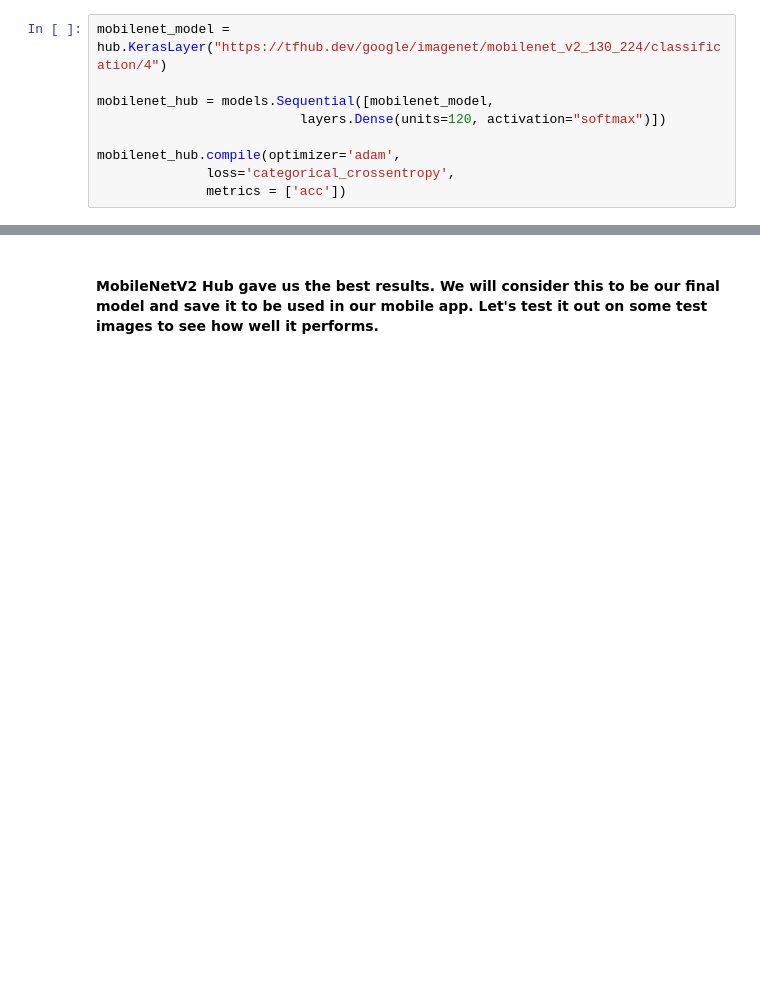
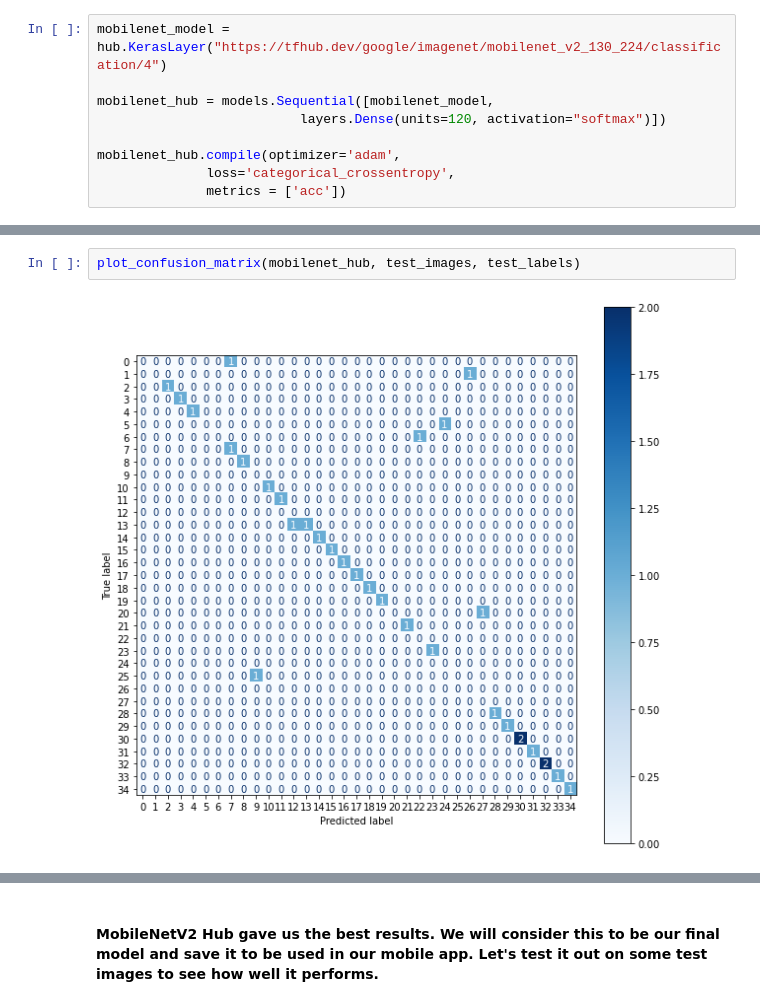
Before and after one commit to hannah-schurman/dog-breed-identification, a Jupyter notebook: dog_breed_classifier.ipynb, the cells around one changed output, grey strips where cells are left out. Drawn from its saved outputs; the diff is of its cells as text; blank space fills up the shorter version.

```diff
--- a/dog_breed_classifier.ipynb
+++ b/dog_breed_classifier.ipynb
@@ -427,0 +477,4 @@ ValueError: Found input variables with inconsistent numbers of samples: [32, 384
+# %%
+plot_confusion_matrix(mobilenet_hub, test_images, test_labels)
+# %% [output]
+[figure, added]
```
Also changed, not shown: parts of 68 cells of this notebook, 53 other files.
